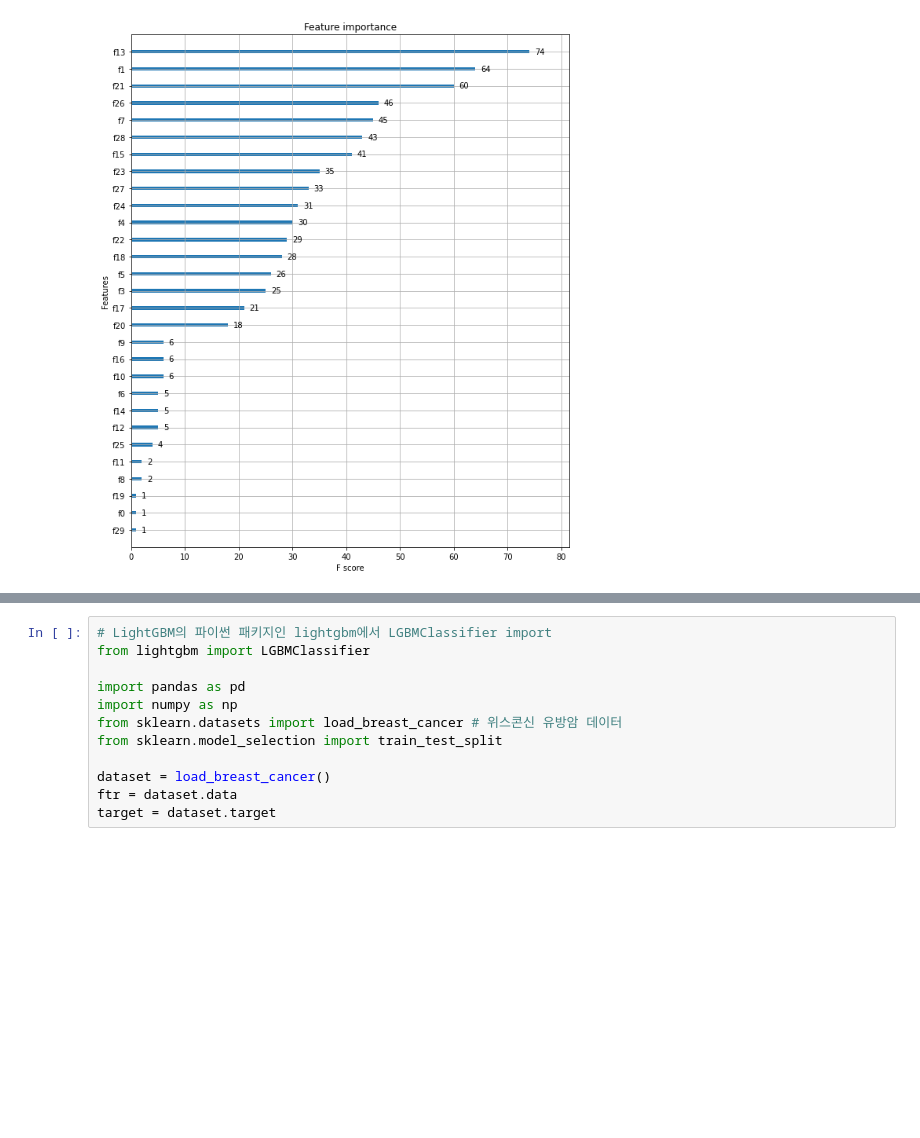
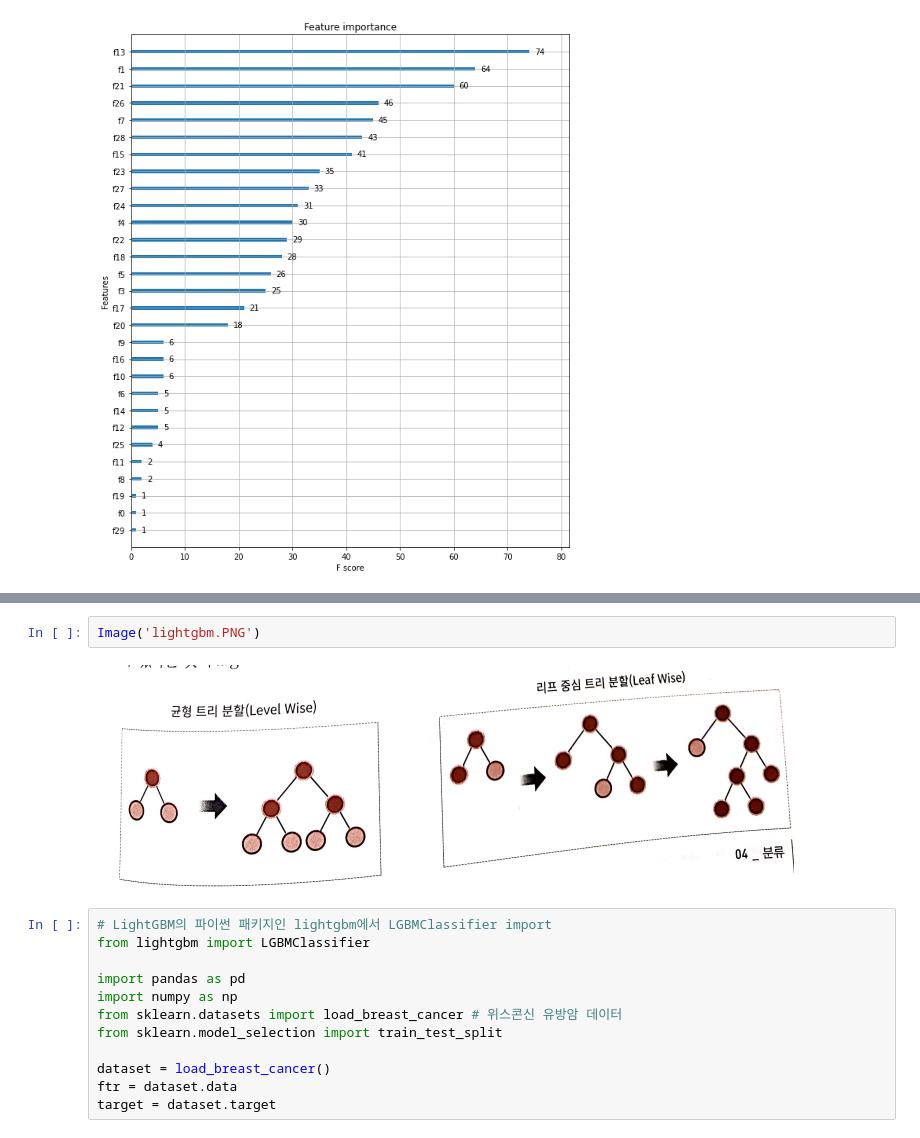
Before and after one commit to blockmoo/Python, a Jupyter notebook: 파이썬_분류.ipynb, the cells around one changed output, grey strips where cells are left out. Saved outputs shown, nothing was run; the diff lists cells and outputs as text; blank space fills up the shorter version.

```diff
--- a/파이썬_분류.ipynb
+++ b/파이썬_분류.ipynb
@@ -346,3 +358,7 @@ plot_importance(xgb_wrapper, ax=ax)
+# %%
+Image('lightgbm.PNG')
+# %% [output]
+[figure, added]
 # %%
 # LightGBM의 파이썬 패키지인 lightgbm에서 LGBMClassifier import
 from lightgbm import LGBMClassifier
```
Also changed, not shown: parts of 8 cells of this notebook.
